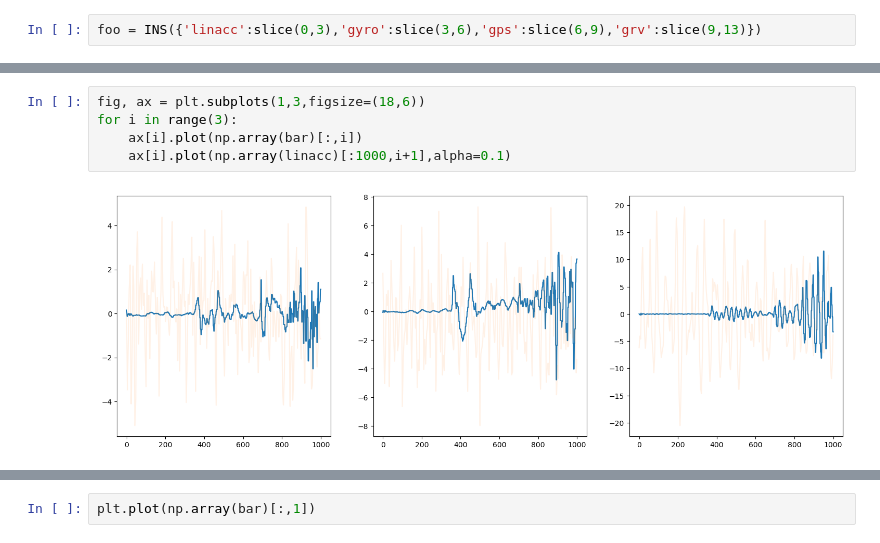
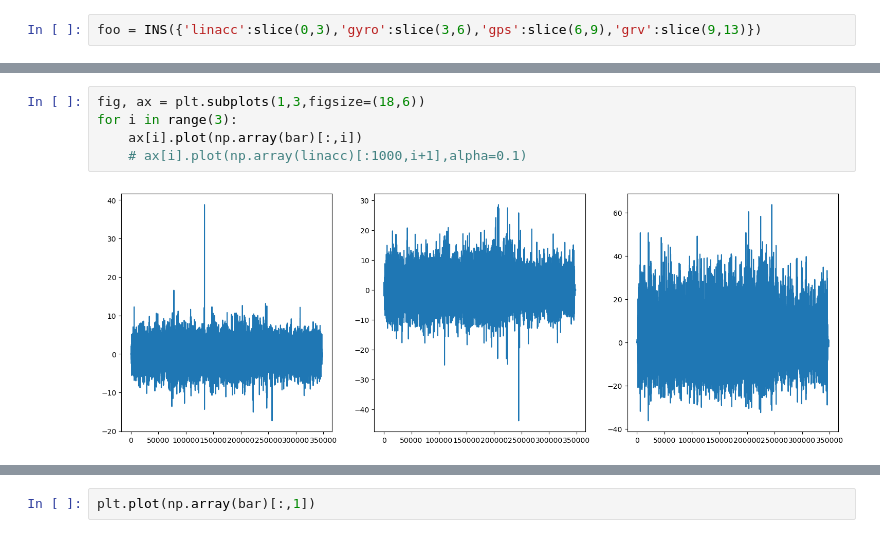
Before and after one commit to JaehoJang-Ipinlabs/ipinlabs.sensorio, a Jupyter notebook: KF_refactoring.ipynb, the cells around one changed output, grey strips where cells are left out. Cells and saved outputs as stored; diff of their text form.

```diff
--- a/KF_refactoring.ipynb
+++ b/KF_refactoring.ipynb
@@ -754,7 +736,7 @@ Name: 868882287446567, dtype: float64
 # %%
 fig, ax = plt.subplots(1,3,figsize=(18,6))
 for i in range(3):
     ax[i].plot(np.array(bar)[:,i])
-    ax[i].plot(np.array(linacc)[:1000,i+1],alpha=0.1)
+    # ax[i].plot(np.array(linacc)[:1000,i+1],alpha=0.1)
 # %% [output]
-[figure, old version]
+[figure, new version]
```
Also changed, not shown: parts of 3 cells of this notebook.
